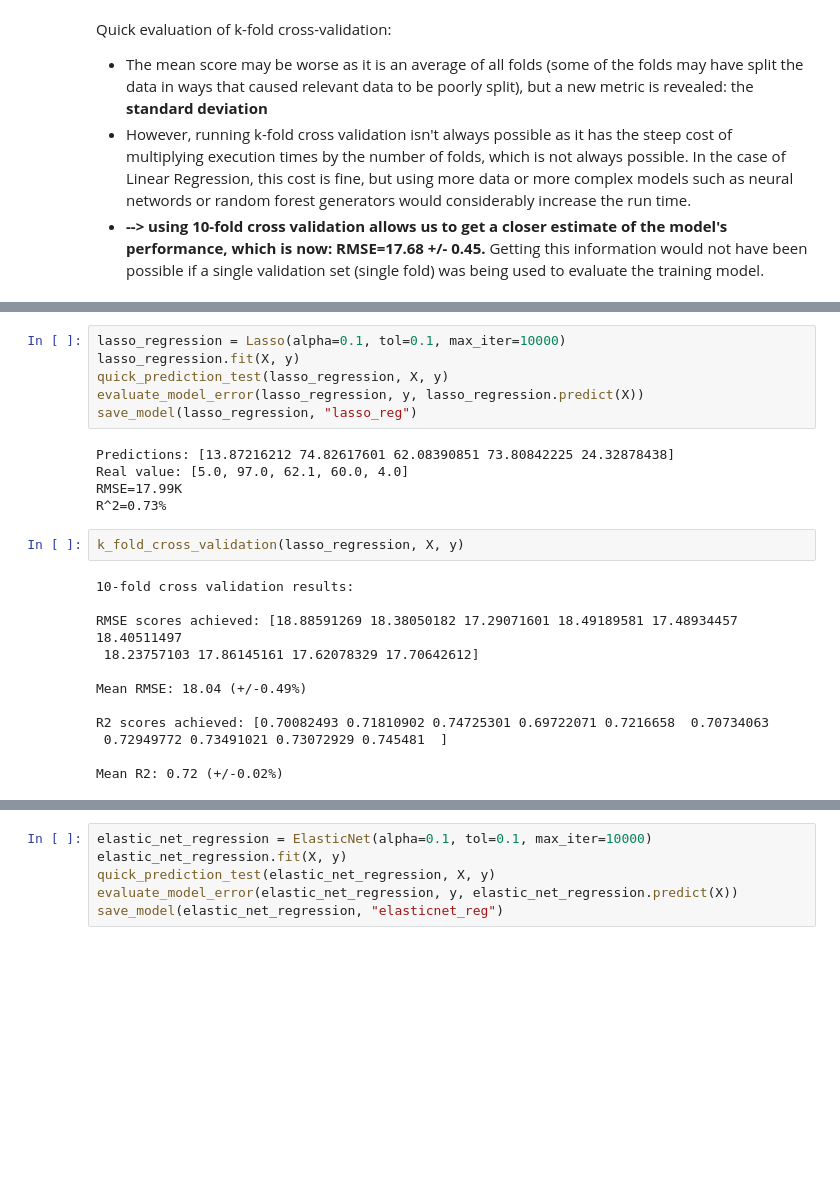
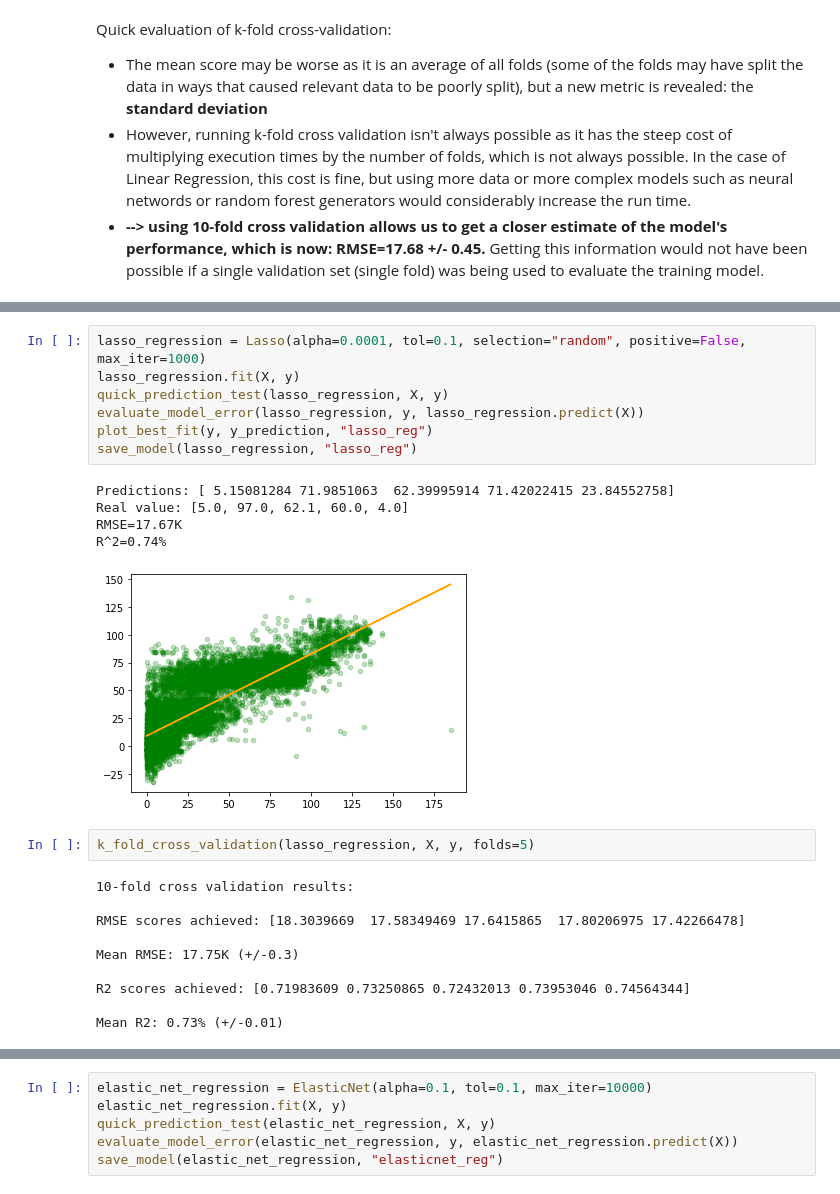
Before and after one commit to Adamouization/Superconductors-Critical-Temperature-Predictions-Regression, a Jupyter notebook: prototype/practical1.ipynb, the cells around one changed output, grey strips where cells are left out. Cells and saved outputs as stored; diff of their text form; blank space fills up the shorter version.

```diff
--- a/prototype/practical1.ipynb
+++ b/prototype/practical1.ipynb
@@ -336,25 +417,25 @@ Mean R2: 0.73 (+/-0.01%)
 # %%
-lasso_regression = Lasso(alpha=0.1, tol=0.1, max_iter=10000)
+lasso_regression = Lasso(alpha=0.0001, tol=0.1, selection="random", positive=False, max_iter=1000)
 lasso_regression.fit(X, y)
 quick_prediction_test(lasso_regression, X, y)
 evaluate_model_error(lasso_regression, y, lasso_regression.predict(X))
+plot_best_fit(y, y_prediction, "lasso_reg")
 save_model(lasso_regression, "lasso_reg")
 # %% [output]
-Predictions: [13.87216212 74.82617601 62.08390851 73.80842225 24.32878438]
+Predictions: [ 5.15081284 71.9851063  62.39995914 71.42022415 23.84552758]
 Real value: [5.0, 97.0, 62.1, 60.0, 4.0]
-RMSE=17.99K
-R^2=0.73%
+RMSE=17.67K
+R^2=0.74%
+[figure, added]
 # %%
-k_fold_cross_validation(lasso_regression, X, y)
+k_fold_cross_validation(lasso_regression, X, y, folds=5)
 # %% [output]
 10-fold cross validation results:
 
-RMSE scores achieved: [18.88591269 18.38050182 17.29071601 18.49189581 17.48934457 18.40511497
- 18.23757103 17.86145161 17.62078329 17.70642612]
+RMSE scores achieved: [18.3039669  17.58349469 17.6415865  17.80206975 17.42266478]
 
-Mean RMSE: 18.04 (+/-0.49%)
+Mean RMSE: 17.75K (+/-0.3)
 
-R2 scores achieved: [0.70082493 0.71810902 0.74725301 0.69722071 0.7216658  0.70734063
- 0.72949772 0.73491021 0.73072929 0.745481  ]
+R2 scores achieved: [0.71983609 0.73250865 0.72432013 0.73953046 0.74564344]
 
-Mean R2: 0.72 (+/-0.02%)
+Mean R2: 0.73% (+/-0.01)
```
Also changed, not shown: parts of 32 cells of this notebook, 5 other files.
